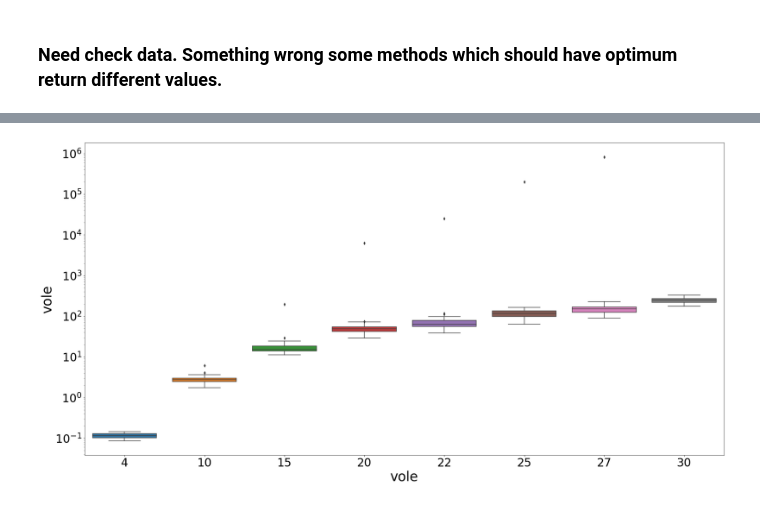
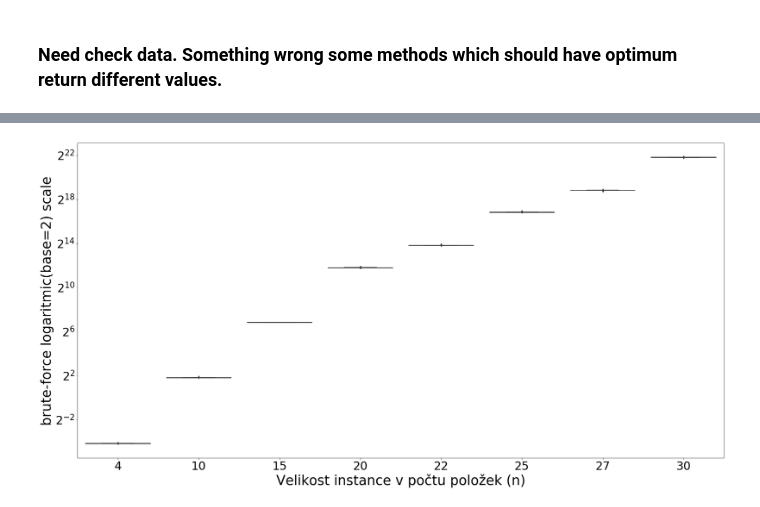
Before and after one commit to martilad/MI-PAA2018, a Jupyter notebook: task2/graphMake.ipynb, the cells around one changed output, grey strips where cells are left out. Drawn from its saved outputs; the diff is of its cells as text; code cells hidden in the pictures.

```diff
--- a/task2/graphMake.ipynb
+++ b/task2/graphMake.ipynb
@@ -56,15 +60,16 @@ def do_plot(sizeX, sizeY, index, data, xLabel, yLabel, legend, file, yTicks = 30
 def do_box_plot(x, y, data, xLabel, yLabel, file):
     fig, ax = plt.subplots(figsize=(30, 15))
     # setting log axis
-    ax.set_yscale('log')
-    ax = sns.boxplot(x='n', y='tDW', data=RAW_DATA)
-    ax.set_xlabel('Cycles')
-    ax.set_ylabel('Measures')
+
+    ax = sns.boxplot(x=x, y=y, data=RAW_DATA)
+    ax.set_yscale('log', basey=2)
+    ax.set_xlabel(xLabel)
+    ax.set_ylabel(yLabel)
     plt.xticks(fontsize=30)
     plt.yticks(fontsize=30)
     plt.xlabel(xLabel, size = 35)
     plt.ylabel(yLabel, size = 35)
-    fig.savefig("test.pdf", bbox_inches='tight')
+    fig.savefig(file, bbox_inches='tight')
 # %%
 do_plot(30, 15, timeMean.index, timeMean[['tB', 'tDC']],
         "Velikost instance v počtu položek (n)",
@@ -140,4 +133,5 @@ do_plot(30, 15, timeMean.index, timeMedian[['tDC','tFPTASeps0.95','tFPTASeps0.99
-# %%
-do_box_plot('n', 'tB', RAW_DATA, 'vole', 'vole', 'vole.pdf')
-# %% [output]
-[figure, removed]
+# %%
+do_box_plot('n', 'tB', RAW_DATA, 'Velikost instance v počtu položek (n)',
+            'brute-force logaritmic(base=2) scale', 'boxB.pdf')
+# %% [output]
+[figure, added]
```
Also changed, not shown: parts of 18 cells of this notebook, 25 other files.
